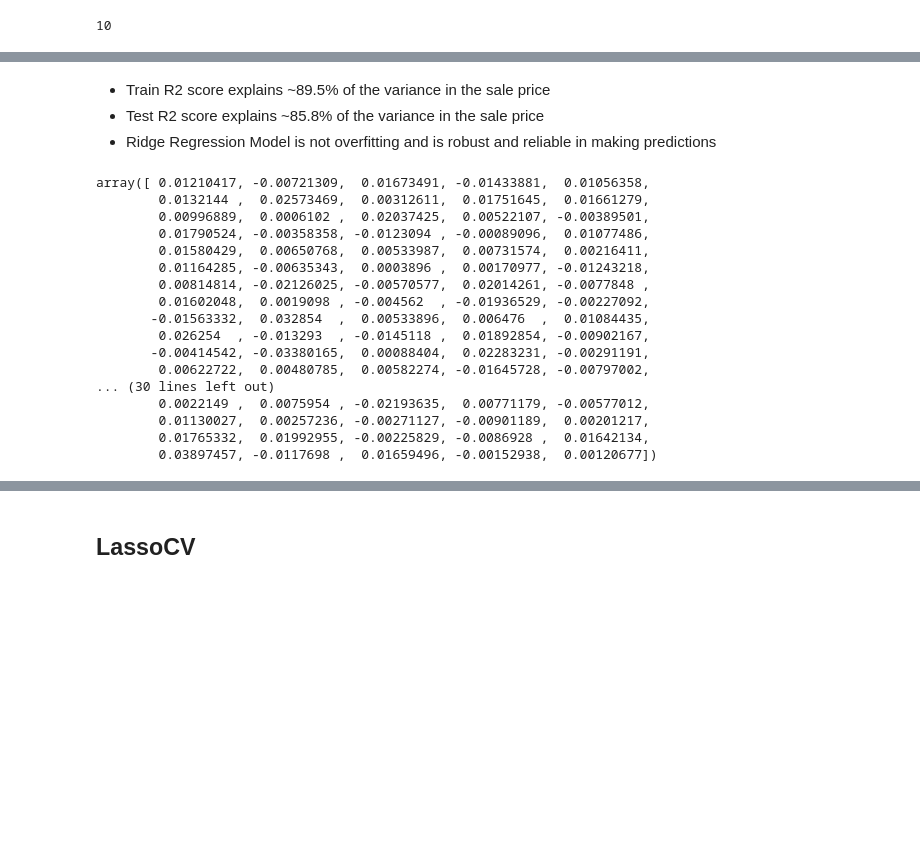
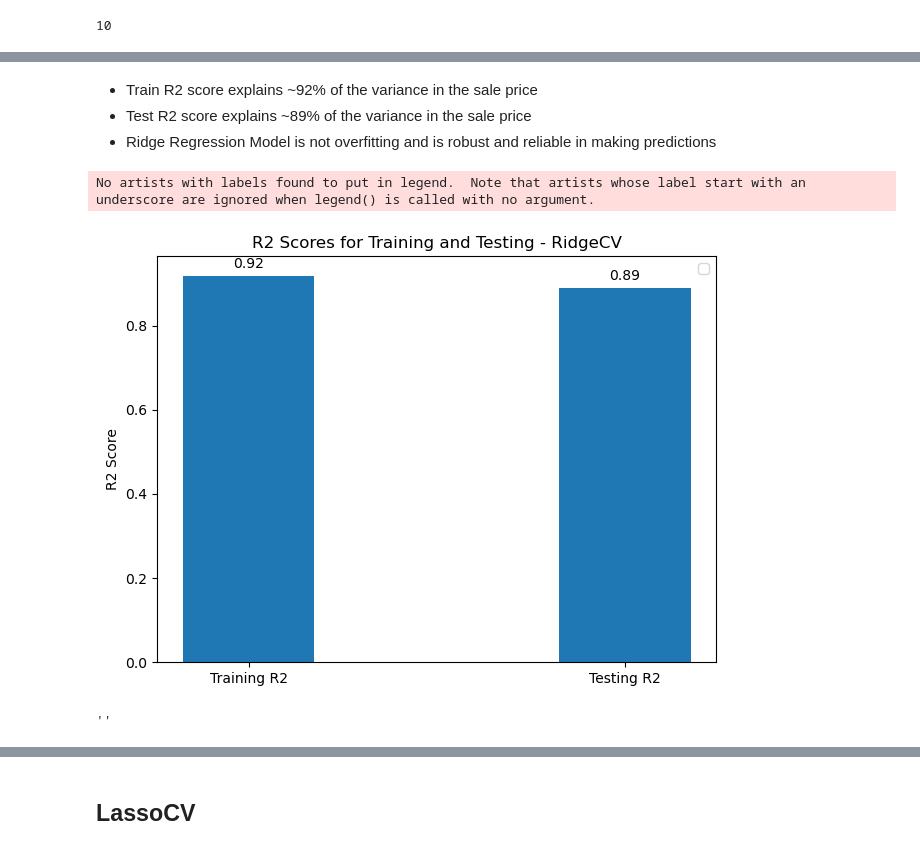
Before and after one commit to bryan-ortiz0/ames_housing_analysis, a Jupyter notebook: code/02-eda&modeling.ipynb, the cells around one changed output, grey strips where cells are left out. Saved outputs shown, nothing was run; the diff lists cells and outputs as text; code cells hidden in the pictures; blank space fills up the shorter version.

```diff
--- a/code/02-eda&modeling.ipynb
+++ b/code/02-eda&modeling.ipynb
@@ -550,27 +548,49 @@ Test ridge R2 score: 0.8578776308712506
 # %% [markdown]
-- Train R2 score explains ~89.5% of the variance in the sale price
-- Test R2 score explains ~85.8% of the variance in the sale price
+- Train R2 score explains ~92% of the variance in the sale price
+- Test R2 score explains ~89% of the variance in the sale price
 - Ridge Regression Model is not overfitting and is robust and reliable in making predictions
-# %%
-ridge_cv.coef_
-# %% [output]
-array([ 0.01210417, -0.00721309,  0.01673491, -0.01433881,  0.01056358,
-        0.0132144 ,  0.02573469,  0.00312611,  0.01751645,  0.01661279,
-        0.00996889,  0.0006102 ,  0.02037425,  0.00522107, -0.00389501,
-        0.01790524, -0.00358358, -0.0123094 , -0.00089096,  0.01077486,
-        0.01580429,  0.00650768,  0.00533987,  0.00731574,  0.00216411,
-        0.01164285, -0.00635343,  0.0003896 ,  0.00170977, -0.01243218,
-        0.00814814, -0.02126025, -0.00570577,  0.02014261, -0.0077848 ,
-        0.01602048,  0.0019098 , -0.004562  , -0.01936529, -0.00227092,
-       -0.01563332,  0.032854  ,  0.00533896,  0.006476  ,  0.01084435,
-        0.026254  , -0.013293  , -0.0145118 ,  0.01892854, -0.00902167,
-       -0.00414542, -0.03380165,  0.00088404,  0.02283231, -0.00291191,
-        0.00622722,  0.00480785,  0.00582274, -0.01645728, -0.00797002,
-... (30 lines left out)
-        0.0022149 ,  0.0075954 , -0.02193635,  0.00771179, -0.00577012,
-        0.01130027,  0.00257236, -0.00271127, -0.00901189,  0.00201217,
-        0.01765332,  0.01992955, -0.00225829, -0.0086928 ,  0.01642134,
-        0.03897457, -0.0117698 ,  0.01659496, -0.00152938,  0.00120677])
+# %%
+# R2 score for train and test
+train_r2 = ridge_cv.score(Z_train, y_train)
+test_r2 = ridge_cv.score(Z_test, y_test)
+
+# Plotting
+labels = ['Training R2', 'Testing R2']
+scores = [train_r2, test_r2]
+
+x = np.arange(len(labels))  # the label locations
+width = 0.35  # the width of the bars
+
+fig, ax = plt.subplots()
+rects = ax.bar(x, scores, width)
+
+# Add some text for labels, title and custom x-axis tick labels, etc.
+ax.set_ylabel('R2 Score')
+ax.set_title('R2 Scores for Training and Testing - RidgeCV')
+ax.set_xticks(x)
+ax.set_xticklabels(labels)
+ax.legend()
+
+# Autolabel function to show the scores on the bars
+def autolabel(rects):
+    for rect in rects:
+        height = rect.get_height()
+        ax.annotate(f'{height:.2f}',
+                    xy=(rect.get_x() + rect.get_width() / 2, height),
+                    xytext=(0, 3),  # 3 points vertical offset
+                    textcoords="offset points",
+                    ha='center', va='bottom')
+
+autolabel(rects)
+
+fig.tight_layout()
+plt.savefig('r2_scores_ridgecv.png')
+plt.show()
+;
+# %% [output]
+No artists with labels found to put in legend.  Note that artists whose label start with an underscore are ignored when legend() is called with no argument.
+[figure, added]
+''
 # %%
 ridge_cv.intercept_
 # %% [output]
```
Also changed, not shown: parts of 26 cells of this notebook, 4 other files.
